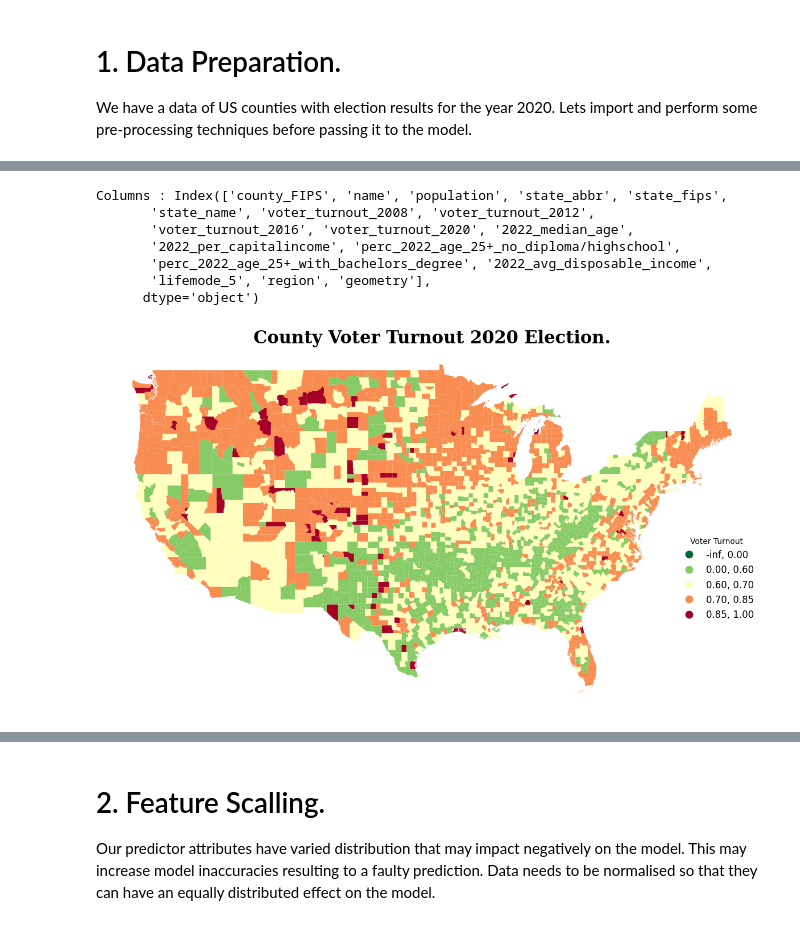
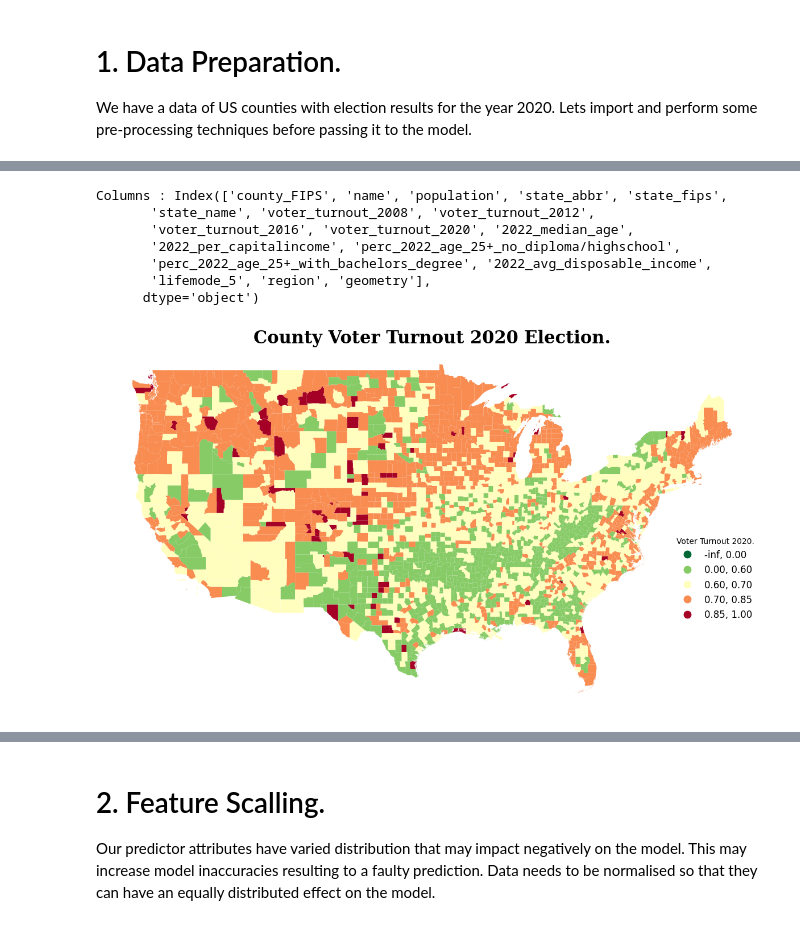
Before and after one commit to kechcole/Machine-Learning, a Jupyter notebook: Notebook/6.Support_Vector_Machine_Regressor.ipynb, the cells around one changed output, grey strips where cells are left out. Cells and saved outputs as stored; diff of their text form; code cells hidden in the pictures.

```diff
--- a/Notebook/6.Support_Vector_Machine_Regressor.ipynb
+++ b/Notebook/6.Support_Vector_Machine_Regressor.ipynb
@@ -48,36 +56,36 @@ legend_kwds= {
   #'fmt': '{:<5.0f}',
   'frameon': False,
   'fontsize': 12,
-  'title': 'Voter Turnout'
+  'title': 'Voter Turnout 2020.'
 }
 
 # Legend bins
 classification_kwds={
   'bins':[0, 0.6, 0.7, 0.85, 1]
 }
 
 fig, ax = plt.subplots(1, 1)
 fig.set_size_inches(15,15)
 data.plot(ax=ax, column='voter_turnout_2020', cmap='RdYlGn_r', scheme='User_Defined',
          classification_kwds=classification_kwds, legend=True, legend_kwds=legend_kwds)
 
 # Remove axis
 ax.set_axis_off()
 
 # Add a title
 ax.set_title('County Voter Turnout 2020 Election.', fontsize=22, fontweight='bold',
           fontfamily='serif', color='black')
 
 plt.show()
 # %% [output]
 Columns : Index(['county_FIPS', 'name', 'population', 'state_abbr', 'state_fips',
        'state_name', 'voter_turnout_2008', 'voter_turnout_2012',
        'voter_turnout_2016', 'voter_turnout_2020', '2022_median_age',
        '2022_per_capitalincome', 'perc_2022_age_25+_no_diploma/highschool',
        'perc_2022_age_25+_with_bachelors_degree', '2022_avg_disposable_income',
        'lifemode_5', 'region', 'geometry'],
       dtype='object')
-[figure, old version]
+[figure, new version]
 # %%
 # Data properties
 
```
Also changed, not shown: parts of 1 cell of this notebook.
